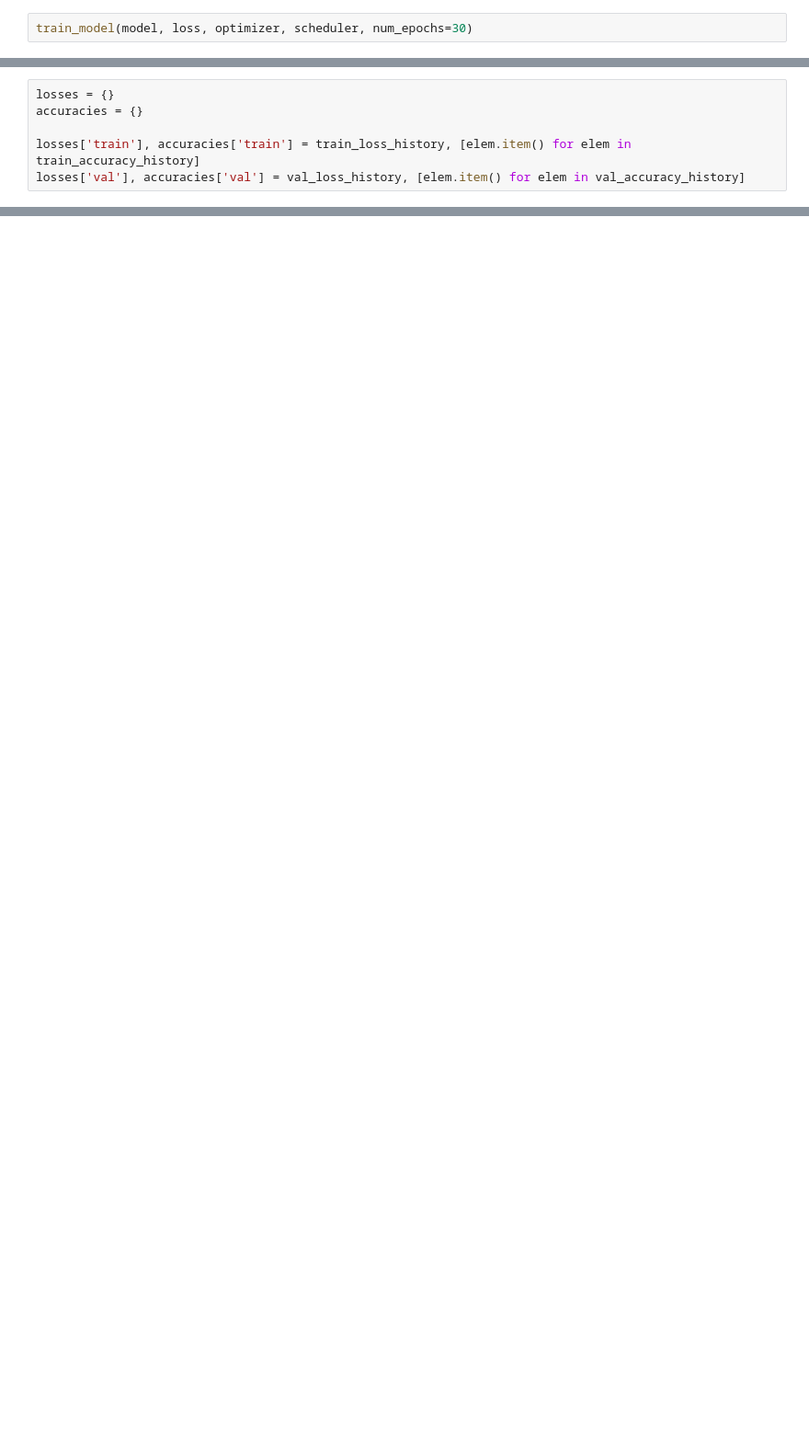
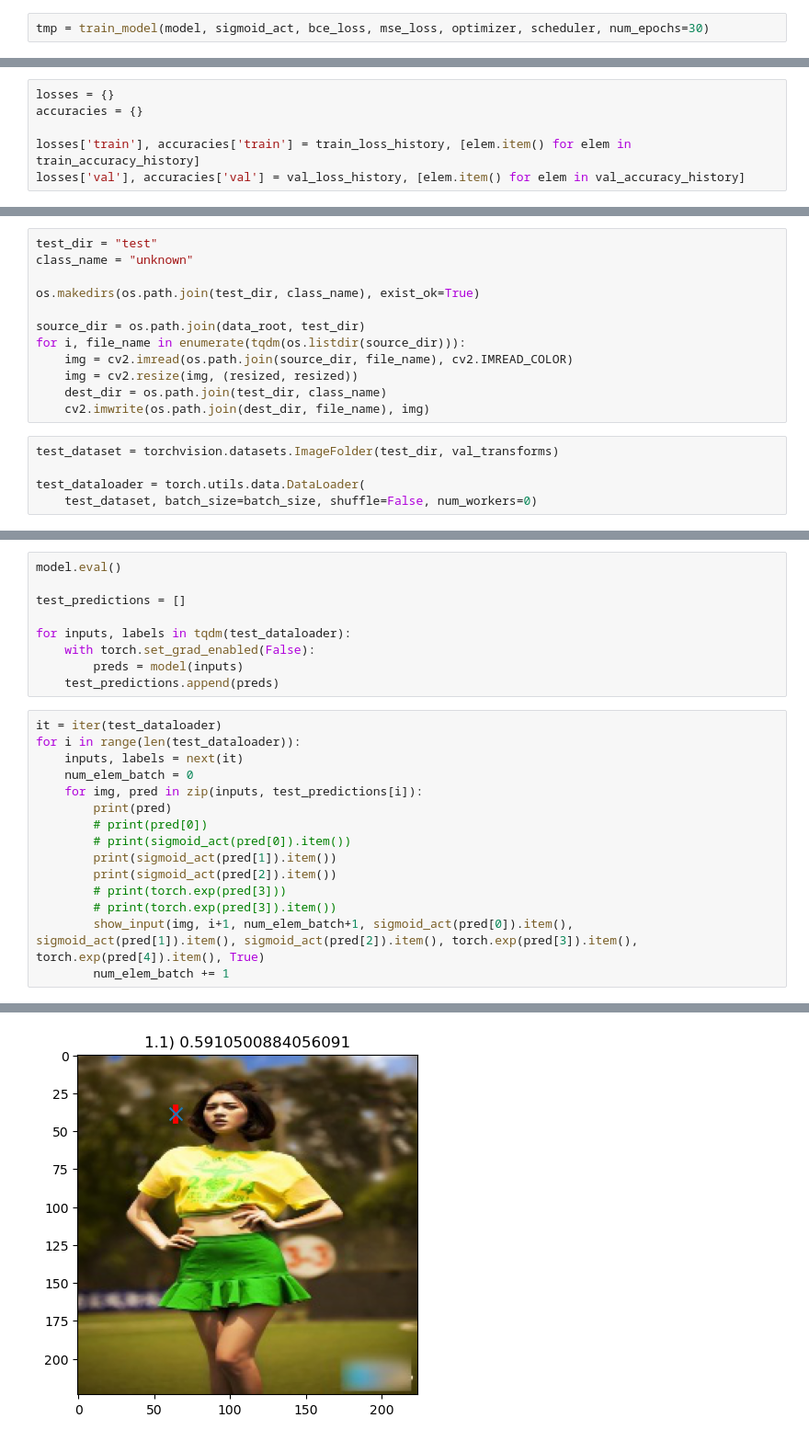
Before and after one commit to Ruslan-Far/robot_engineer, a Jupyter notebook: humans_detection/humans_detection.ipynb, the cells around one changed output, grey strips where cells are left out. Shown at 92% size. Saved outputs shown, nothing was run; the diff lists cells and outputs as text; blank space fills up the shorter version.

```diff
--- a/humans_detection/humans_detection.ipynb
+++ b/humans_detection/humans_detection.ipynb
@@ -196,2 +287,2 @@ True
 # %%
-train_model(model, loss, optimizer, scheduler, num_epochs=30)
+tmp = train_model(model, sigmoid_act, bce_loss, mse_loss, optimizer, scheduler, num_epochs=30)
@@ -268,0 +465,17 @@ df.to_csv('submission.csv')
+# %%
+test_dir = "test"
+class_name = "unknown"
+
+os.makedirs(os.path.join(test_dir, class_name), exist_ok=True)
+
+source_dir = os.path.join(data_root, test_dir)
+for i, file_name in enumerate(tqdm(os.listdir(source_dir))):
+    img = cv2.imread(os.path.join(source_dir, file_name), cv2.IMREAD_COLOR)
+    img = cv2.resize(img, (resized, resized))
+    dest_dir = os.path.join(test_dir, class_name)
+    cv2.imwrite(os.path.join(dest_dir, file_name), img)
+# %%
+test_dataset = torchvision.datasets.ImageFolder(test_dir, val_transforms)
+
+test_dataloader = torch.utils.data.DataLoader(
+    test_dataset, batch_size=batch_size, shuffle=False, num_workers=0)
@@ -268,0 +493,25 @@ df.to_csv('submission.csv')
+# %%
+model.eval()
+
+test_predictions = []
+
+for inputs, labels in tqdm(test_dataloader):
+    with torch.set_grad_enabled(False):
+        preds = model(inputs)
+    test_predictions.append(preds)
+# %%
+it = iter(test_dataloader)
+for i in range(len(test_dataloader)):
+    inputs, labels = next(it)
+    num_elem_batch = 0
+    for img, pred in zip(inputs, test_predictions[i]):
+        print(pred)
+        # print(pred[0])
+        # print(sigmoid_act(pred[0]).item())
+        print(sigmoid_act(pred[1]).item())
+        print(sigmoid_act(pred[2]).item())
+        # print(torch.exp(pred[3]))
+        # print(torch.exp(pred[3]).item())
+        show_input(img, i+1, num_elem_batch+1, sigmoid_act(pred[0]).item(), sigmoid_act(pred[1]).item(), sigmoid_act(pred[2]).item(), torch.exp(pred[3]).item(), torch.exp(pred[4]).item(), True)
+        num_elem_batch += 1
+# %% [output]
@@ -268,0 +527 @@ df.to_csv('submission.csv')
+[figure, added]
```
Also changed, not shown: parts of 29 cells of this notebook, 1 other file.
